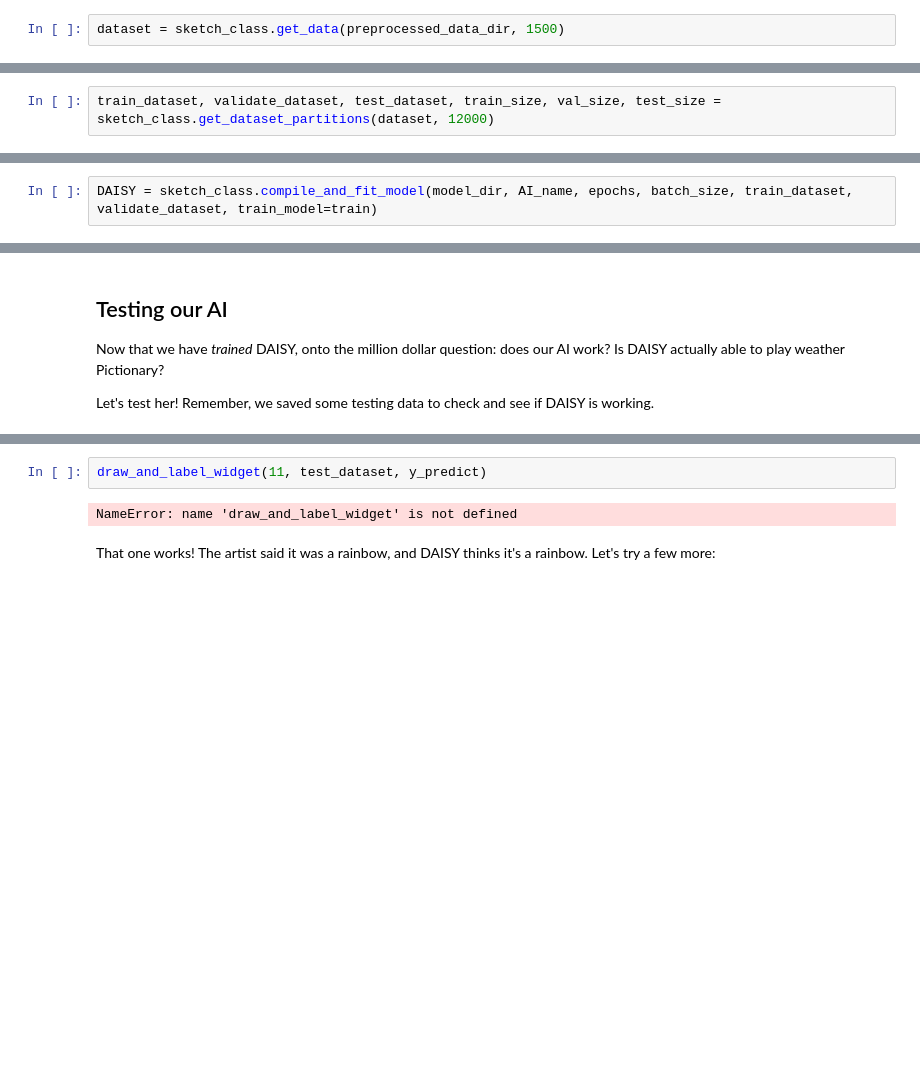
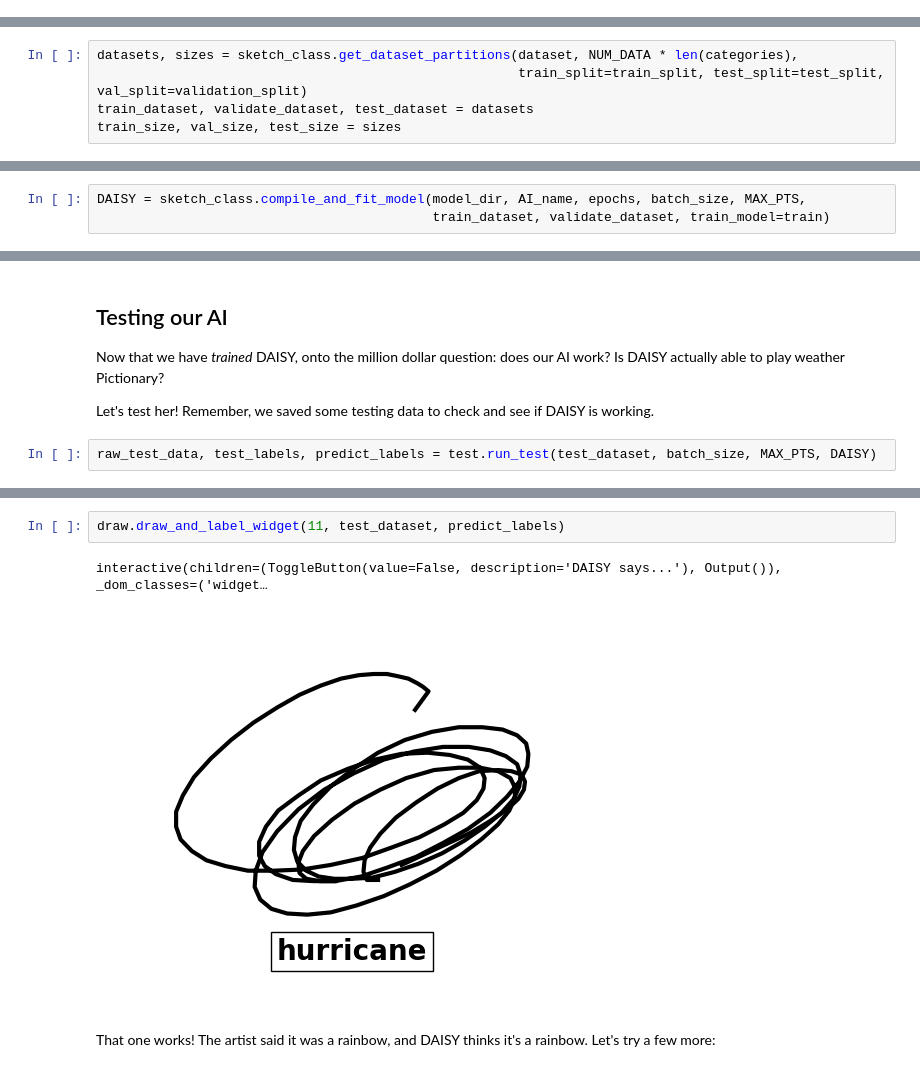
Before and after one commit to kirana-bergstrom/artist-vs-machine, a Jupyter notebook: presentation.ipynb, the cells around one changed output, grey strips where cells are left out. Saved outputs shown, nothing was run; the diff lists cells and outputs as text; blank space fills up the shorter version.

```diff
--- a/presentation.ipynb
+++ b/presentation.ipynb
@@ -140,5 +144,3 @@ if preprocess: preprocess_raw_data(IMG_SIZE, raw_data_dir, preprocessed_data_dir
-# %%
-dataset = sketch_class.get_data(preprocessed_data_dir, 1500)
 # %% [markdown]
 Now let's take a look at some of our data!
 # %%
@@ -193,4 +195,7 @@ Think about training data like homework, and testing data like tests.
 
 We want to give DAISY different test problems than we gave her for homework, so we know that she can solve the problems (not just memorize the solutions!).
 # %%
-train_dataset, validate_dataset, test_dataset, train_size, val_size, test_size = sketch_class.get_dataset_partitions(dataset, 12000)
+datasets, sizes = sketch_class.get_dataset_partitions(dataset, NUM_DATA * len(categories),
+                                                      train_split=train_split, test_split=test_split, val_split=validation_split)
+train_dataset, validate_dataset, test_dataset = datasets
+train_size, val_size, test_size = sizes
@@ -199,2 +204,3 @@ Now, we'll preprocess our data (make it easier for AI to understand)...
 # %%
-DAISY = sketch_class.compile_and_fit_model(model_dir, AI_name, epochs, batch_size, train_dataset, validate_dataset, train_model=train)
+DAISY = sketch_class.compile_and_fit_model(model_dir, AI_name, epochs, batch_size, MAX_PTS,
+                                           train_dataset, validate_dataset, train_model=train)
@@ -216,3 +210,5 @@ test_labels = np.asarray(list(test_dataset.map(lambda raw_data, data, label: lab
 Now that we have *trained* DAISY, onto the million dollar question: does our AI work? Is DAISY actually able to play weather Pictionary?
 
 Let's test her! Remember, we saved some testing data to check and see if DAISY is working.
+# %%
+raw_test_data, test_labels, predict_labels = test.run_test(test_dataset, batch_size, MAX_PTS, DAISY)
@@ -219,7 +217,8 @@ Let's test her! Remember, we saved some testing data to check and see if DAISY i
 # %%
-draw_and_label_widget(11, test_dataset, y_predict)
+draw.draw_and_label_widget(11, test_dataset, predict_labels)
 # %% [output]
-NameError: name 'draw_and_label_widget' is not defined
+interactive(children=(ToggleButton(value=False, description='DAISY says...'), Output()), _dom_classes=('widget…
+[figure, added]
 # %% [markdown]
 That one works! The artist said it was a rainbow, and DAISY thinks it's a rainbow. Let's try a few more:
 # %%
```
Also changed, not shown: parts of 27 cells of this notebook, 3 other files.
